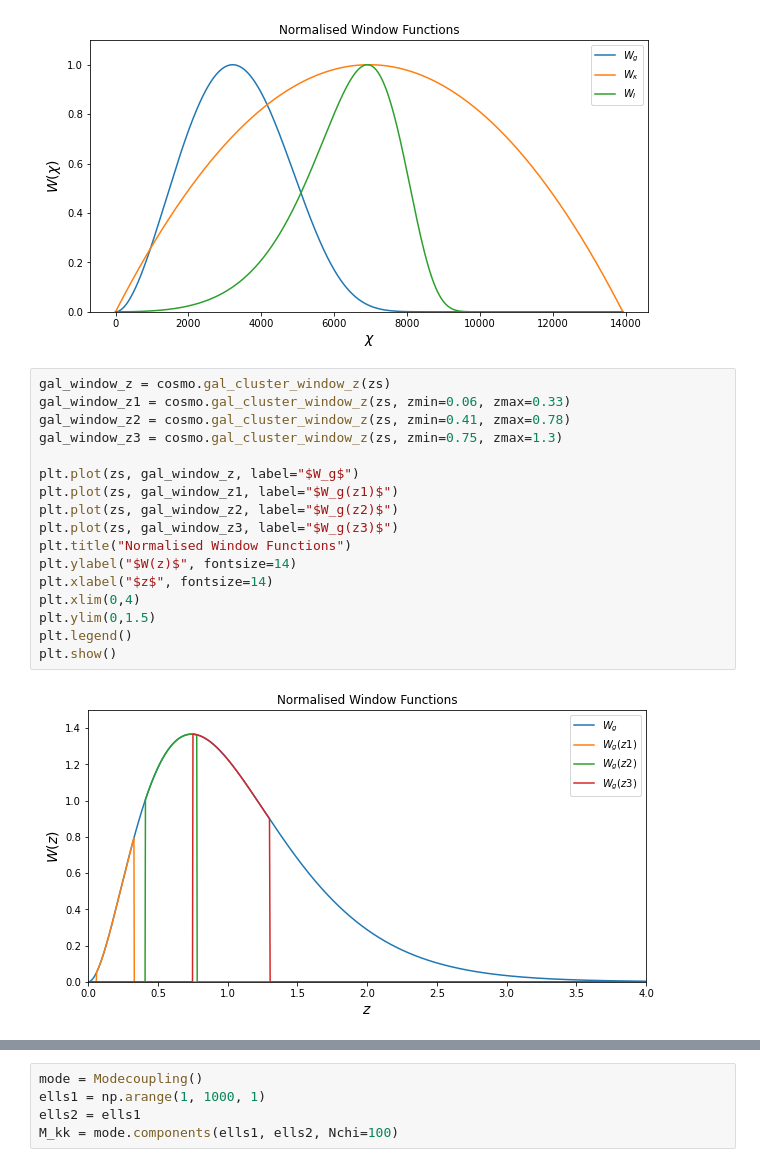
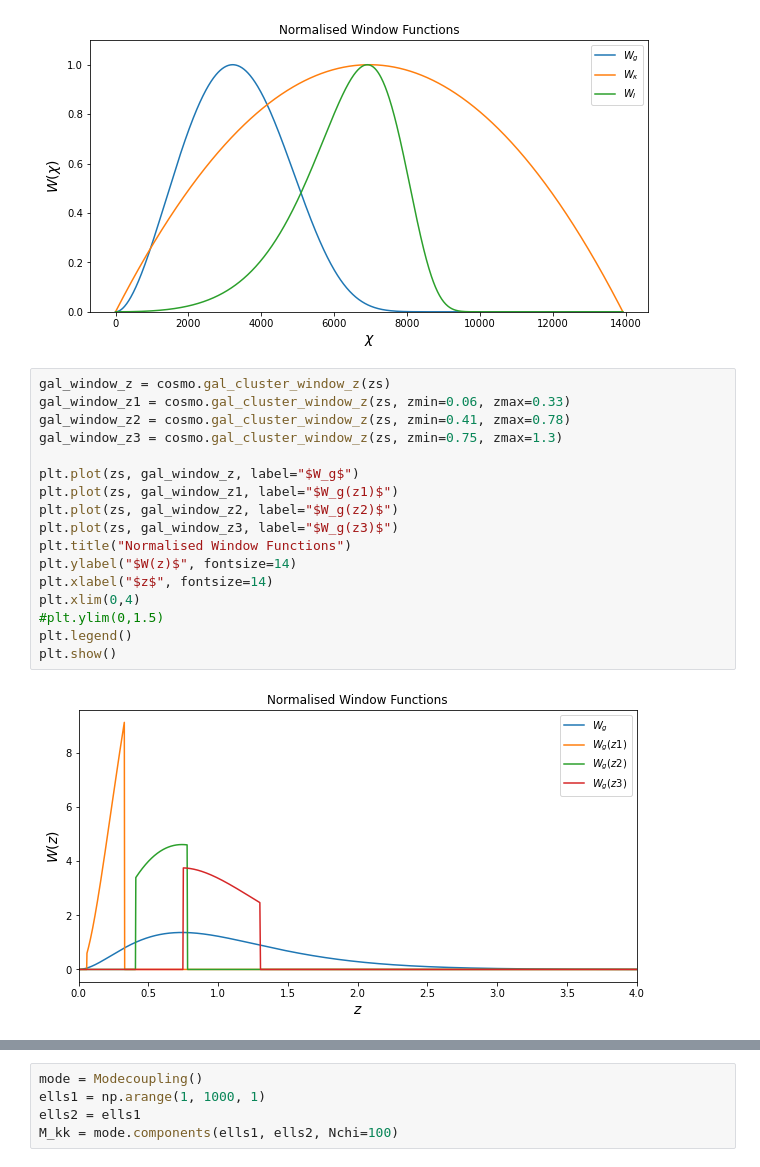
Before and after one commit to mfrobertson/omegaQE, a Jupyter notebook: kkomega/LSS.ipynb, the cells around one changed output, grey strips where cells are left out. Cells and saved outputs as stored; diff of their text form.

```diff
--- a/kkomega/LSS.ipynb
+++ b/kkomega/LSS.ipynb
@@ -297,22 +295,22 @@ plt.show()
 # %%
 gal_window_z = cosmo.gal_cluster_window_z(zs)
 gal_window_z1 = cosmo.gal_cluster_window_z(zs, zmin=0.06, zmax=0.33)
 gal_window_z2 = cosmo.gal_cluster_window_z(zs, zmin=0.41, zmax=0.78)
 gal_window_z3 = cosmo.gal_cluster_window_z(zs, zmin=0.75, zmax=1.3)
 
 plt.plot(zs, gal_window_z, label="$W_g$")
 plt.plot(zs, gal_window_z1, label="$W_g(z1)$")
 plt.plot(zs, gal_window_z2, label="$W_g(z2)$")
 plt.plot(zs, gal_window_z3, label="$W_g(z3)$")
 plt.title("Normalised Window Functions")
 plt.ylabel("$W(z)$", fontsize=14)
 plt.xlabel("$z$", fontsize=14)
 plt.xlim(0,4)
-plt.ylim(0,1.5)
+#plt.ylim(0,1.5)
 plt.legend()
 plt.show()
 # %% [output]
-[figure, old version]
+[figure, new version]
 # %%
 ellmax = 4000
 ells = np.arange(2, ellmax + 1, 1)
```
Also changed, not shown: parts of 14 cells of this notebook, 7 other files.
